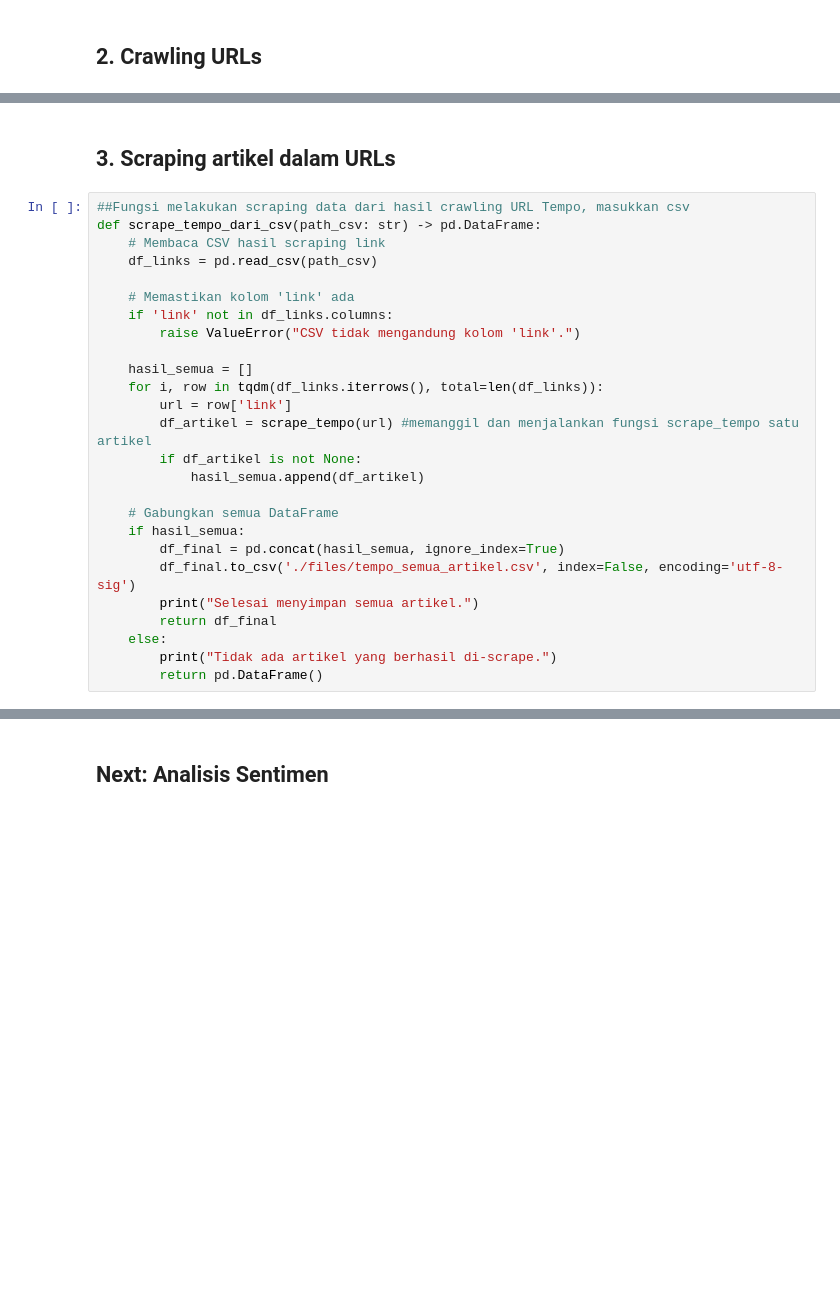
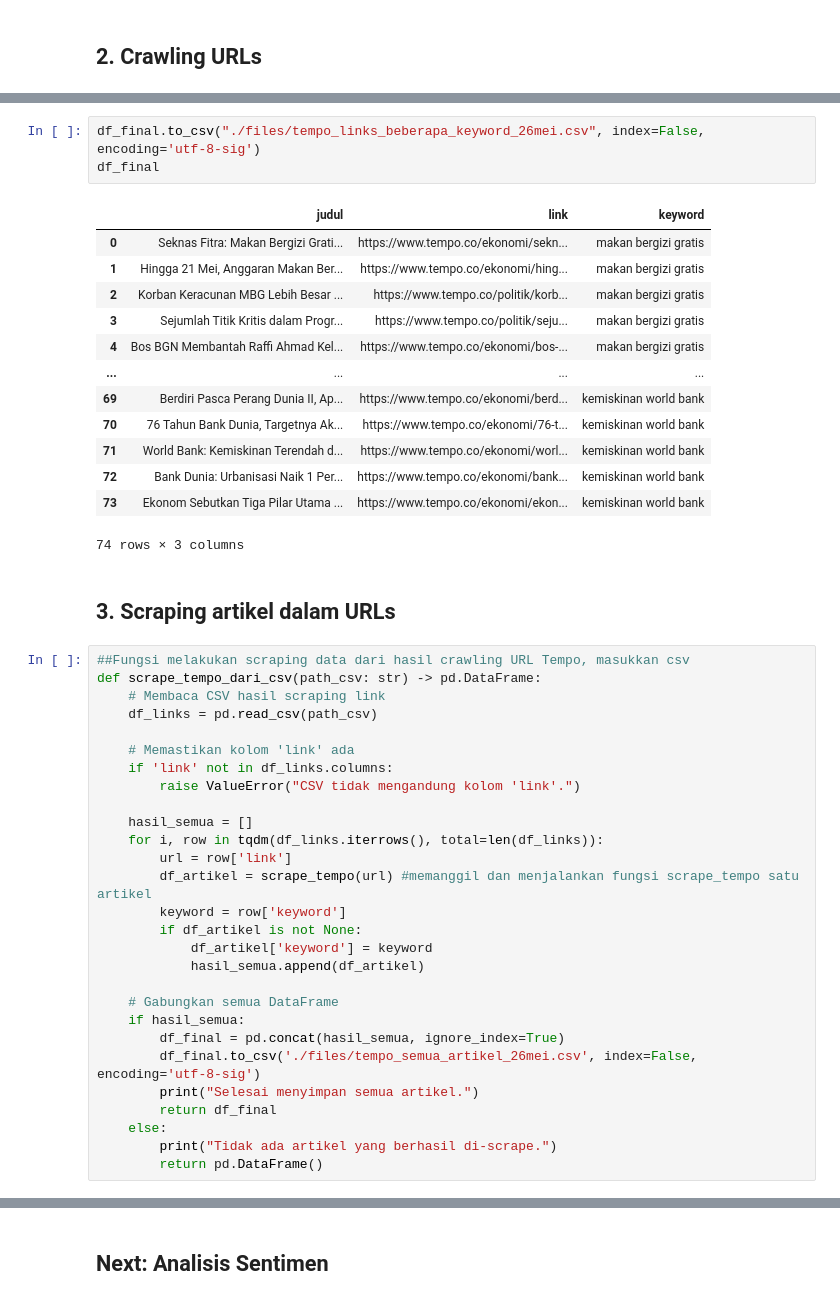
Before and after one commit to calvinrev/iprakom-scraping-sentiment, a Jupyter notebook: 1.Scraping_online_news.ipynb, the cells around one changed output, grey strips where cells are left out. Saved outputs shown, nothing was run; the diff lists cells and outputs as text; blank space fills up the shorter version.

```diff
--- a/1.Scraping_online_news.ipynb
+++ b/1.Scraping_online_news.ipynb
@@ -194,3 +244,20 @@ Selesai. Total berita: 1000
+# %%
+df_final.to_csv("./files/tempo_links_beberapa_keyword_26mei.csv", index=False, encoding='utf-8-sig')
+df_final
+# %% [output]
+|  | judul | link | keyword |
+| 0 | Seknas Fitra: Makan Bergizi Grati... | https://www.tempo.co/ekonomi/sekn... | makan bergizi gratis |
+| 1 | Hingga 21 Mei, Anggaran Makan Ber... | https://www.tempo.co/ekonomi/hing... | makan bergizi gratis |
+| 2 | Korban Keracunan MBG Lebih Besar ... | https://www.tempo.co/politik/korb... | makan bergizi gratis |
+| 3 | Sejumlah Titik Kritis dalam Progr... | https://www.tempo.co/politik/seju... | makan bergizi gratis |
+| 4 | Bos BGN Membantah Raffi Ahmad Kel... | https://www.tempo.co/ekonomi/bos-... | makan bergizi gratis |
+| ... | ... | ... | ... |
+| 69 | Berdiri Pasca Perang Dunia II, Ap... | https://www.tempo.co/ekonomi/berd... | kemiskinan world bank |
+| 70 | 76 Tahun Bank Dunia, Targetnya Ak... | https://www.tempo.co/ekonomi/76-t... | kemiskinan world bank |
+| 71 | World Bank: Kemiskinan Terendah d... | https://www.tempo.co/ekonomi/worl... | kemiskinan world bank |
+| 72 | Bank Dunia: Urbanisasi Naik 1 Per... | https://www.tempo.co/ekonomi/bank... | kemiskinan world bank |
+| 73 | Ekonom Sebutkan Tiga Pilar Utama ... | https://www.tempo.co/ekonomi/ekon... | kemiskinan world bank |
+74 rows × 3 columns
 # %% [markdown]
 ## 3. Scraping artikel dalam URLs
 # %%
@@ -207,13 +274,15 @@ def scrape_tempo_dari_csv(path_csv: str) -> pd.DataFrame:
     for i, row in tqdm(df_links.iterrows(), total=len(df_links)):
         url = row['link']
         df_artikel = scrape_tempo(url) #memanggil dan menjalankan fungsi scrape_tempo satu artikel
+        keyword = row['keyword']
         if df_artikel is not None:
+            df_artikel['keyword'] = keyword
             hasil_semua.append(df_artikel)
 
     # Gabungkan semua DataFrame
     if hasil_semua:
         df_final = pd.concat(hasil_semua, ignore_index=True)
-        df_final.to_csv('./files/tempo_semua_artikel.csv', index=False, encoding='utf-8-sig')
+        df_final.to_csv('./files/tempo_semua_artikel_26mei.csv', index=False, encoding='utf-8-sig')
         print("Selesai menyimpan semua artikel.")
         return df_final
     else:
```
Also changed, not shown: parts of 7 cells of this notebook, 4 other files.
